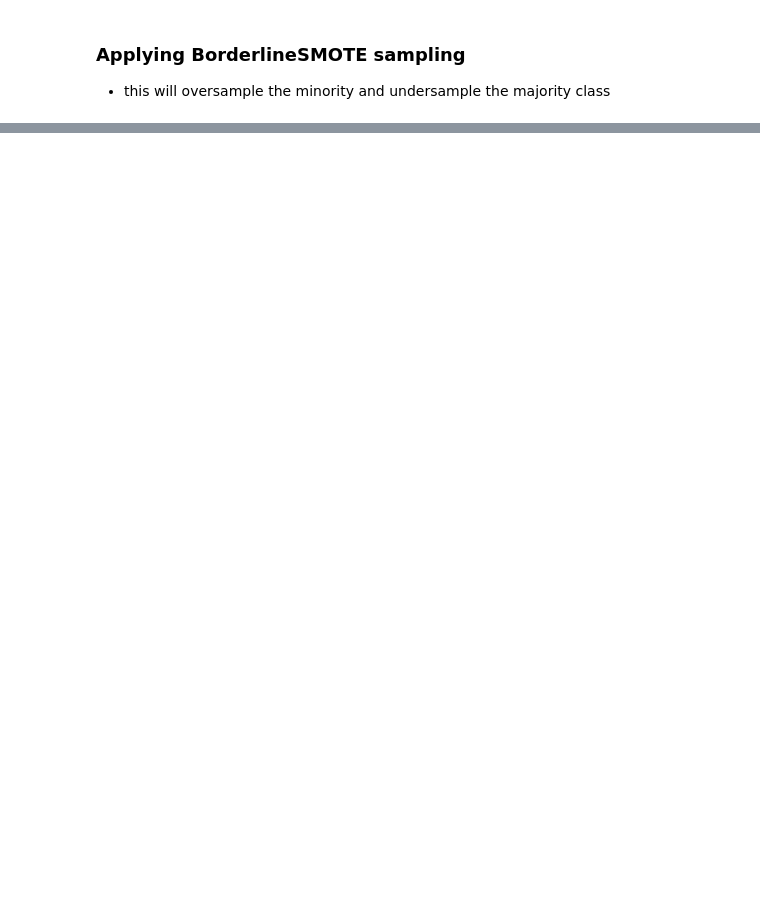
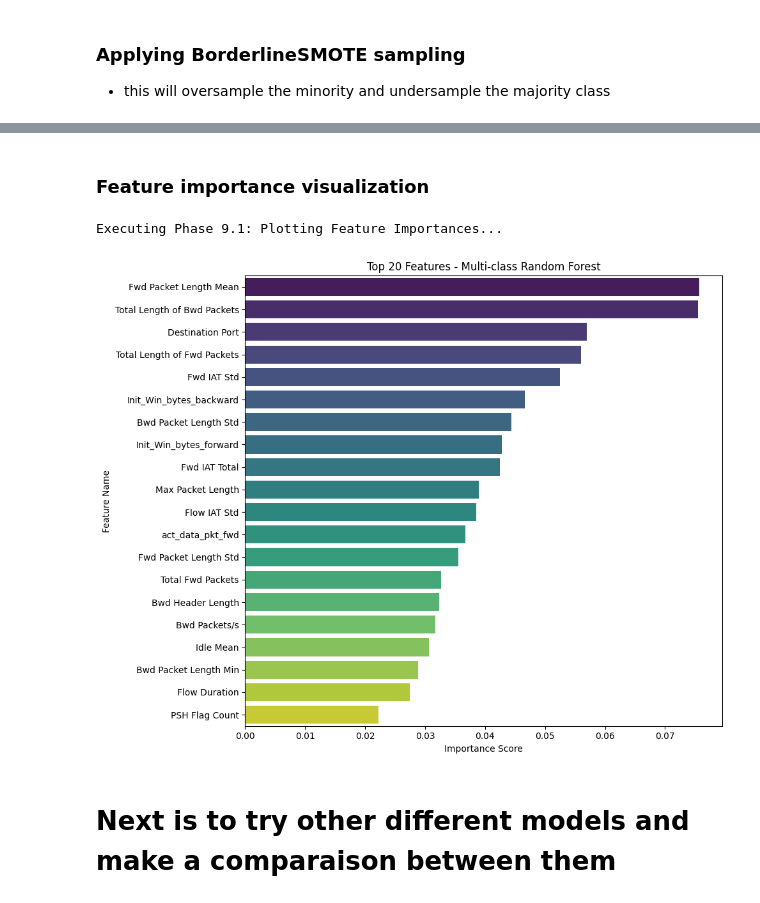
Before and after one commit to DjameelEddine/Suspicious-Network-Behavior-Detection, a Jupyter notebook: SNBD.ipynb, the cells around one changed output, grey strips where cells are left out. Cells and saved outputs as stored; diff of their text form; code cells hidden in the pictures; blank space fills up the shorter version.

```diff
--- a/SNBD.ipynb
+++ b/SNBD.ipynb
@@ -623,0 +1073,14 @@ and the last cell is not tested yet(need to free some RAM before trying to run i
+# %%
+# 0 for BENIGN, 1 for any type of ATTACK
+# We use y_train and y_test to create new binary series
+y_train_bin = y_train.apply(lambda x: 0 if x == 'BENIGN' else 1)
+y_test_bin = y_test.apply(lambda x: 0 if x == 'BENIGN' else 1)
+
+print("Binary Distribution (Train):")
+print(y_train_bin.value_counts())
+
+print("\nBinary Distribution (Test):")
+print(y_test_bin.value_counts())
+
+# Cleanup is handled by keeping the objects for the next modeling cell
+gc.collect()
@@ -623,0 +1149,12 @@ and the last cell is not tested yet(need to free some RAM before trying to run i
+# %%
+# Initialize the model using all available cores
+rf_multi = RandomForestClassifier(n_estimators=100, random_state=42, n_jobs=-1)
+
+# Fit on the original multi-class labels (y_train)
+rf_multi.fit(X_train, y_train)
+
+# Predict on the multi-class test set
+y_pred_multi = rf_multi.predict(X_test)
+
+print("Training complete. Proceed to evaluation.")
+gc.collect()
@@ -623,0 +1196,22 @@ and the last cell is not tested yet(need to free some RAM before trying to run i
+# %% [markdown]
+### Feature importance visualization
+# %%
+# Get importances from the trained multi-class model
+final_importances = pd.DataFrame({
+    'Feature': X_train.columns,
+    'Importance': rf_multi.feature_importances_
+}).sort_values(by='Importance', ascending=False)
+
+# Plot top 20
+plt.figure(figsize=(10, 8))
+sns.barplot(x='Importance', y='Feature', data=final_importances.head(20), palette='viridis')
+plt.title('Top 20 Features - Multi-class Random Forest')
+plt.xlabel('Importance Score')
+plt.ylabel('Feature Name')
+plt.tight_layout()
+plt.show()
+# %% [output]
+Executing Phase 9.1: Plotting Feature Importances...
+[figure, added]
+# %% [markdown]
+# Next is to try other different models and make a comparaison between them
```
Also changed, not shown: parts of 62 cells of this notebook.
